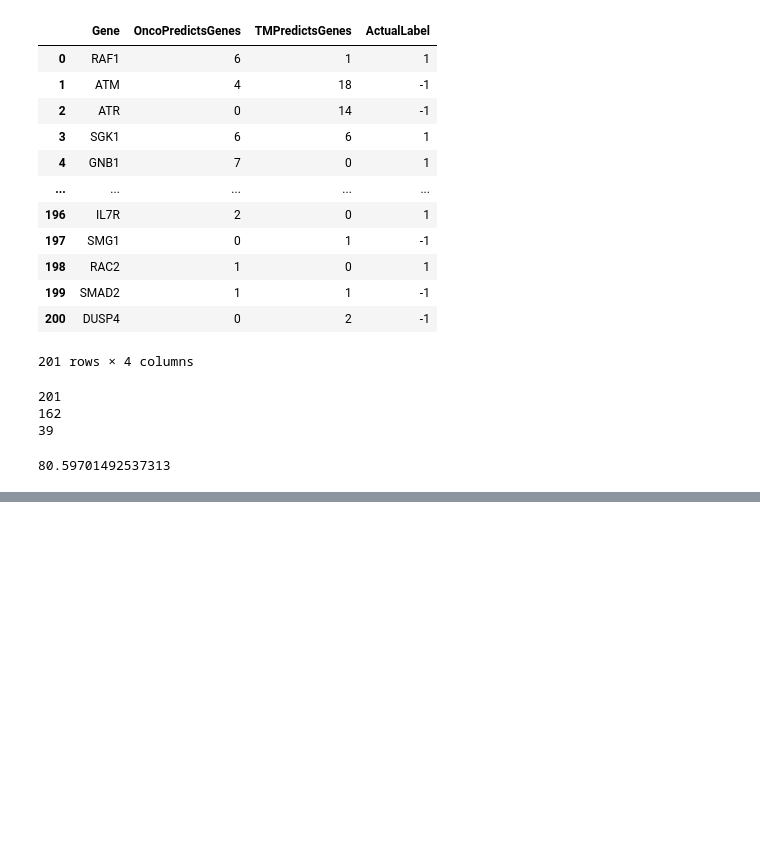
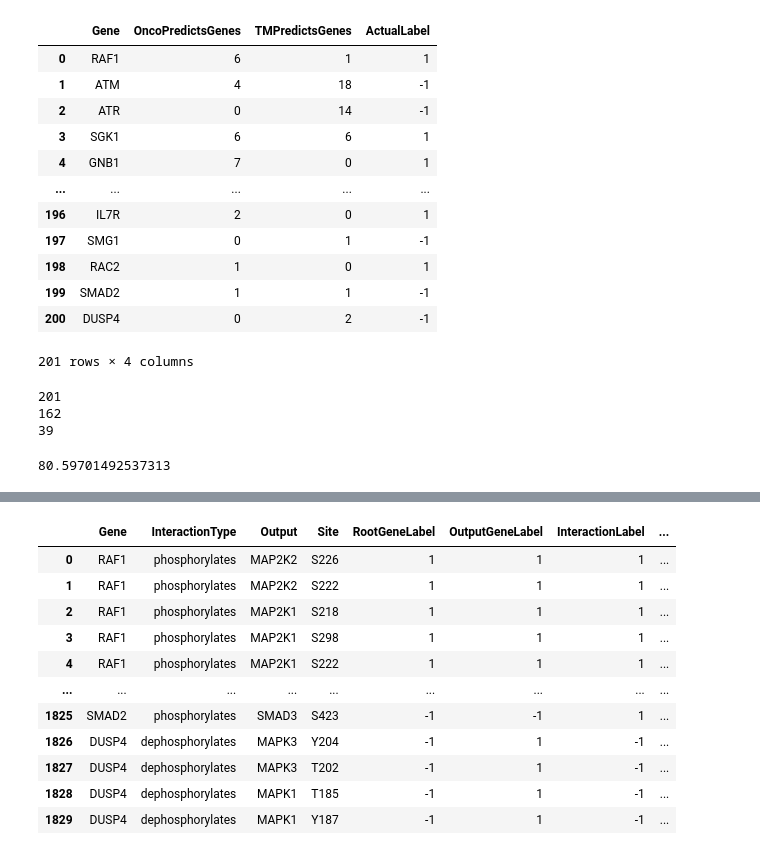
Before and after one commit to KisanThapa/GeneMutationClassification, a Jupyter notebook: notebook_final.ipynb, the cells around one changed output, grey strips where cells are left out. Cells and saved outputs as stored; diff of their text form; code cells hidden in the pictures; blank space fills up the shorter version.

```diff
--- a/notebook_final.ipynb
+++ b/notebook_final.ipynb
@@ -221,7 +220,8 @@ output[output['Gene'] == 'RAF1']
 | 9 | RAF1 | dephosphorylates | KRAS | S181 | -1 | ['S181'] | [1] | 1 | ... |
 | 10 | RAF1 | phosphorylates | NRAS | S89 | 1 | ['S89'] | [1] | 1 | ... |
 # %%
-summary = pd.DataFrame(columns=['Gene', 'OncoPredictsGenes', 'TMPredictsGenes', 'BothCount', 'ActualLabel'])
+summary = pd.DataFrame(columns=[
+                       'Gene', 'OncoPredictsGenes', 'TMPredictsGenes', 'BothCount', 'ActualLabel'])
 
 
 for gene in output['Gene'].unique():
@@ -236,7 +236,8 @@ for gene in output['Gene'].unique():
         if(row['Predicted'] == 0):
             d[0] += 1
 
-    temp = pd.DataFrame(data={'Gene':[row['Gene']], 'OncoPredictsGenes':[d[1]], 'TMPredictsGenes':[d[-1]], 'BothCount':[d[0]], 'ActualLabel':[getGeneType(row['Gene'])]})
+    temp = pd.DataFrame(data={'Gene': [row['Gene']], 'OncoPredictsGenes': [d[1]], 'TMPredictsGenes': [
+                        d[-1]], 'BothCount': [d[0]], 'ActualLabel': [getGeneType(row['Gene'])]})
     summary = summary.append(temp, ignore_index=True)
 
 summary
@@ -514,0 +549,86 @@ accuracy
+# %%
+def prepare_row(row, idx):
+    temp = pd.DataFrame(data={
+        'Gene': [row['Gene']],
+        'InteractionType': [row['InteractionType']],
+        'Output': [row['Output']],
+        'Site': [ast.literal_eval(row['Sites'])[idx]],
+        'RootGeneLabel': [row['RootGeneLabel']],
+        'OutputGeneLabel': [row['DownGeneLabel']],
+        'InteractionLabel': [row['InteractCode']],
+        'SiteStatus': [ast.literal_eval(row['SiteStatus'])[idx]]
+    })
+    return temp
+# %%
+expected_interaction = pd.DataFrame(
+    columns=['Gene', 'InteractionType', 'Output', 'Site', 'RootGeneLabel', 'OutputGeneLabel', 'InteractionLabel', 'SiteStatus'])
+unexpected_interaction = pd.DataFrame(
+    columns=['Gene', 'InteractionType', 'Output', 'Site', 'RootGeneLabel', 'OutputGeneLabel', 'InteractionLabel', 'SiteStatus'])
+
+for index, row in interaction.iterrows():
+    # Both genes are Tumor Suppressor or Oncogene
+    if(row['DownGeneLabel'] == row['RootGeneLabel']):
+        if(row['InteractCode'] == 1):
+            for idx, site in enumerate(json.loads(row['SiteStatus'])):
+                # This is condition for Unexpected Interaction
+                if(site == -1):
+                    unexpected_interaction = unexpected_interaction.append(
+                        prepare_row(row, idx), ignore_index=True)
+
+                # This is condition for Expected Interaction
+                if(site == 1):
+                    expected_interaction = expected_interaction.append(
+                        prepare_row(row, idx), ignore_index=True)
+
+        if(row['InteractCode'] == -1):
+            for idx, site in enumerate(json.loads(row['SiteStatus'])):
+                # This is condition for Unexpected Interaction
+                if(site == 1):
+                    unexpected_interaction = unexpected_interaction.append(
+                        prepare_row(row, idx), ignore_index=True)
+
+                # This is condition for Expected Interaction
+                if(site == -1):
+                    expected_interaction = expected_interaction.append(
+                        prepare_row(row, idx), ignore_index=True)
+
+    # Both genes are not same
+    if(row['DownGeneLabel'] != row['RootGeneLabel']):
+        if(row['InteractCode'] == 1):
+            for idx, site in enumerate(json.loads(row['SiteStatus'])):
+                # This is condition for Unexpected Interaction
+                if(site == 1):
+                    unexpected_interaction = unexpected_interaction.append(
+                        prepare_row(row, idx), ignore_index=True)
+
+                # This is condition for Expected Interaction
+                if(site == -1):
+                    expected_interaction = expected_interaction.append(
+                        prepare_row(row, idx), ignore_index=True)
+
+        if(row['InteractCode'] == -1):
+            for idx, site in enumerate(json.loads(row['SiteStatus'])):
+                # This is condition for Unexpected Interaction
+                if(site == -1):
+                    unexpected_interaction = unexpected_interaction.append(
+                        prepare_row(row, idx), ignore_index=True)
+
+                # This is condition for Expected Interaction
+                if(site == 1):
+                    expected_interaction = expected_interaction.append(
+                        prepare_row(row, idx), ignore_index=True)
+
+expected_interaction
+# %% [output]
+|  | Gene | InteractionType | Output | Site | RootGeneLabel | OutputGeneLabel | InteractionLabel | ... |
+| 0 | RAF1 | phosphorylates | MAP2K2 | S226 | 1 | 1 | 1 | ... |
+| 1 | RAF1 | phosphorylates | MAP2K2 | S222 | 1 | 1 | 1 | ... |
+| 2 | RAF1 | phosphorylates | MAP2K1 | S218 | 1 | 1 | 1 | ... |
+| 3 | RAF1 | phosphorylates | MAP2K1 | S298 | 1 | 1 | 1 | ... |
+| 4 | RAF1 | phosphorylates | MAP2K1 | S222 | 1 | 1 | 1 | ... |
+| ... | ... | ... | ... | ... | ... | ... | ... | ... |
+| 1825 | SMAD2 | phosphorylates | SMAD3 | S423 | -1 | -1 | 1 | ... |
+| 1826 | DUSP4 | dephosphorylates | MAPK3 | Y204 | -1 | 1 | -1 | ... |
+| 1827 | DUSP4 | dephosphorylates | MAPK3 | T202 | -1 | 1 | -1 | ... |
+| 1828 | DUSP4 | dephosphorylates | MAPK1 | T185 | -1 | 1 | -1 | ... |
+| 1829 | DUSP4 | dephosphorylates | MAPK1 | Y187 | -1 | 1 | -1 | ... |
```
Also changed, not shown: parts of 20 cells of this notebook, 20 other files.
